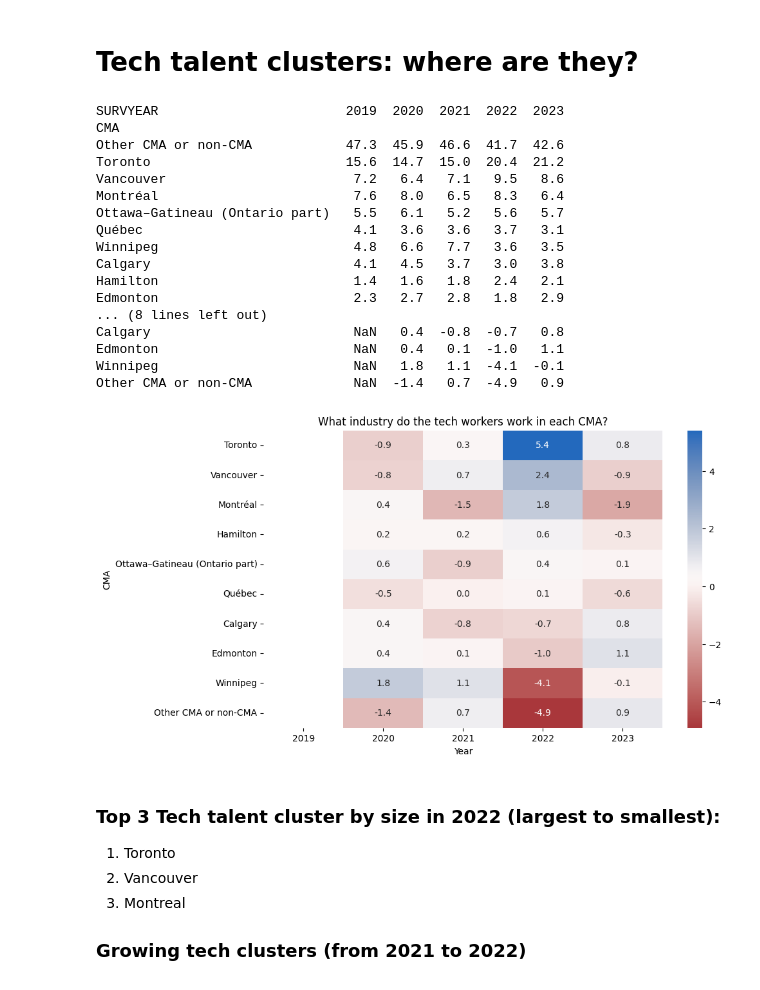
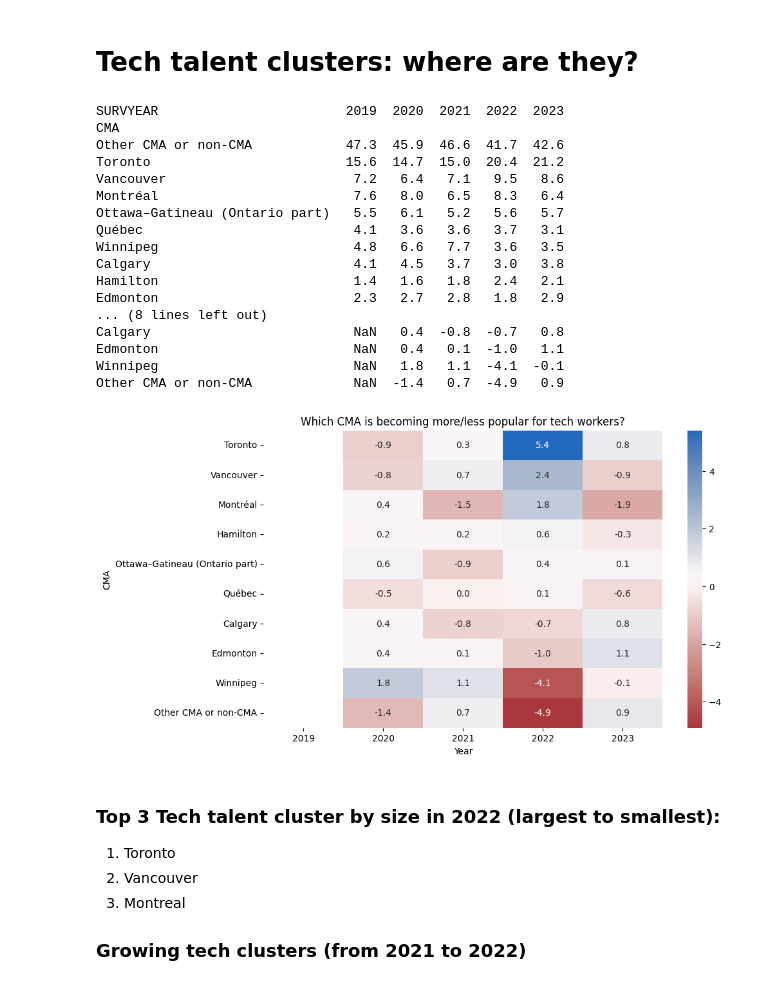
Before and after one commit to sandra-ps-kan/canada-lfs, a Jupyter notebook: canadian-tech-labour-market.ipynb, the cells around one changed output. Drawn from its saved outputs; the diff is of its cells as text; code cells hidden in the pictures.

Commit message:
Kaggle Notebook | Canadian Tech Labour Market | Version 10

```diff
--- a/canadian-tech-labour-market.ipynb
+++ b/canadian-tech-labour-market.ipynb
@@ -57,10 +57,10 @@ for file in file_list:
     dataframes.append(df)
 
 # Combine all dataframes into a single dataframe
-raw_combined_df = pd.concat(dataframes, ignore_index=True)
+combined_df = pd.concat(dataframes, ignore_index=True)
 
 #Remove "Not in labour force" from dataset
-raw_combined_df = raw_combined_df[raw_combined_df['LFSSTAT'] != 4]
+combined_df = combined_df[combined_df['LFSSTAT'] != 4]
 # %%
 ##Replace categorical values with labels
 
@@ -625,35 +640,35 @@ pivot_table_diff = pivot_table_diff.sort_values(by=2022, ascending=False)
 print(pivot_table_diff)
 
 # Create a heatmap of the pivot table
 plt.figure(figsize=(10, 6))
 sns.heatmap(pivot_table_diff, cmap='vlag_r', annot=True, fmt='.1f', cbar=True)
 
 # Set the plot title and labels
-plt.title('What industry do the tech workers work in each CMA?')
+plt.title('Which CMA is becoming more/less popular for tech workers?')
 plt.xlabel('Year')
 plt.ylabel('CMA')
 
 # Display the heatmap
 plt.show()
 # %% [output]
 SURVYEAR                        2019  2020  2021  2022  2023
 CMA
 Other CMA or non-CMA            47.3  45.9  46.6  41.7  42.6
 Toronto                         15.6  14.7  15.0  20.4  21.2
 Vancouver                        7.2   6.4   7.1   9.5   8.6
 Montréal                         7.6   8.0   6.5   8.3   6.4
 Ottawa–Gatineau (Ontario part)   5.5   6.1   5.2   5.6   5.7
 Québec                           4.1   3.6   3.6   3.7   3.1
 Winnipeg                         4.8   6.6   7.7   3.6   3.5
 Calgary                          4.1   4.5   3.7   3.0   3.8
 Hamilton                         1.4   1.6   1.8   2.4   2.1
 Edmonton                         2.3   2.7   2.8   1.8   2.9
 ... (8 lines left out)
 Calgary                          NaN   0.4  -0.8  -0.7   0.8
 Edmonton                         NaN   0.4   0.1  -1.0   1.1
 Winnipeg                         NaN   1.8   1.1  -4.1  -0.1
 Other CMA or non-CMA             NaN  -1.4   0.7  -4.9   0.9
-[figure, old version]
+[figure, new version]
 # %% [markdown]
 ### Top 3 Tech talent cluster by size in 2022 (largest to smallest):
 1. Toronto
```
Also changed, not shown: parts of 14 cells of this notebook.
